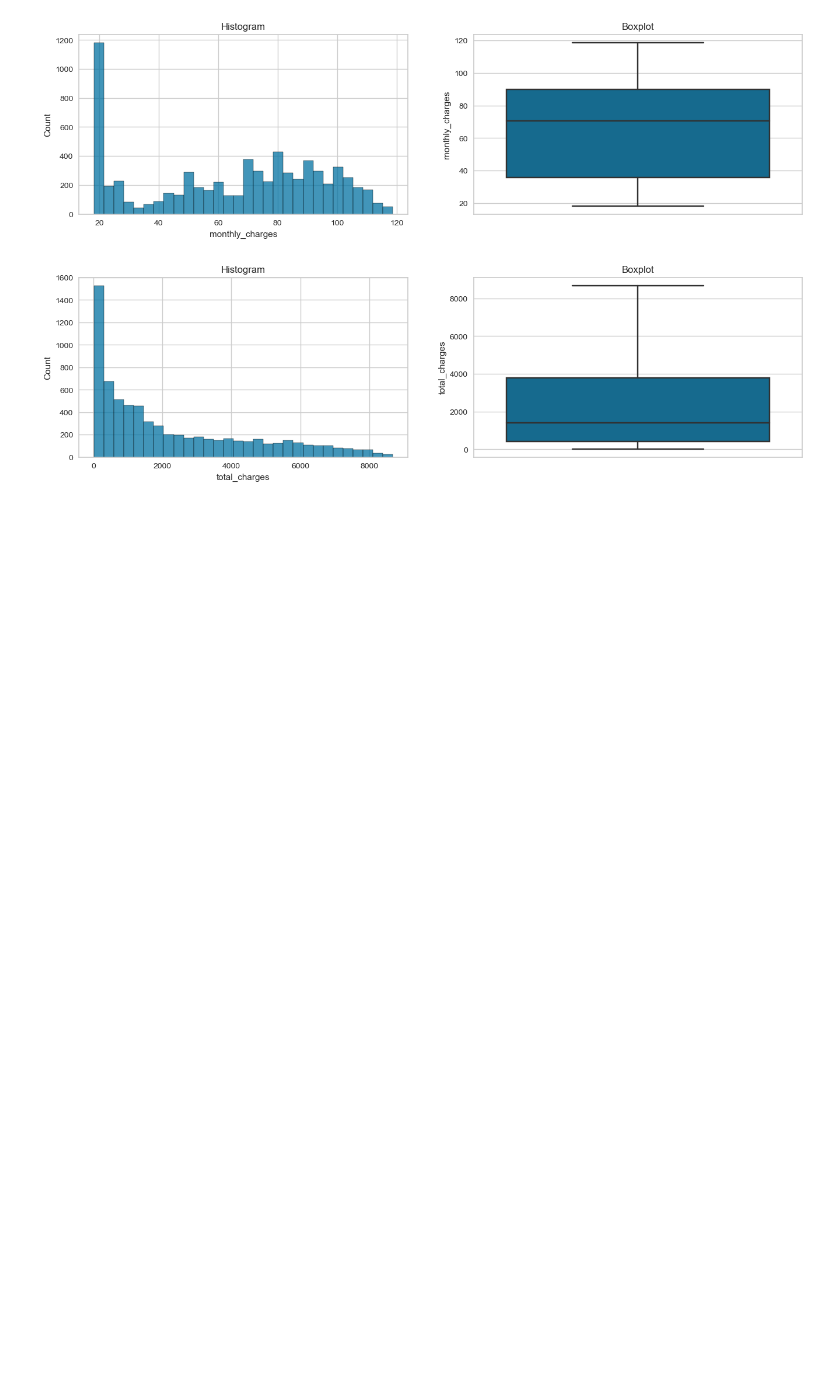
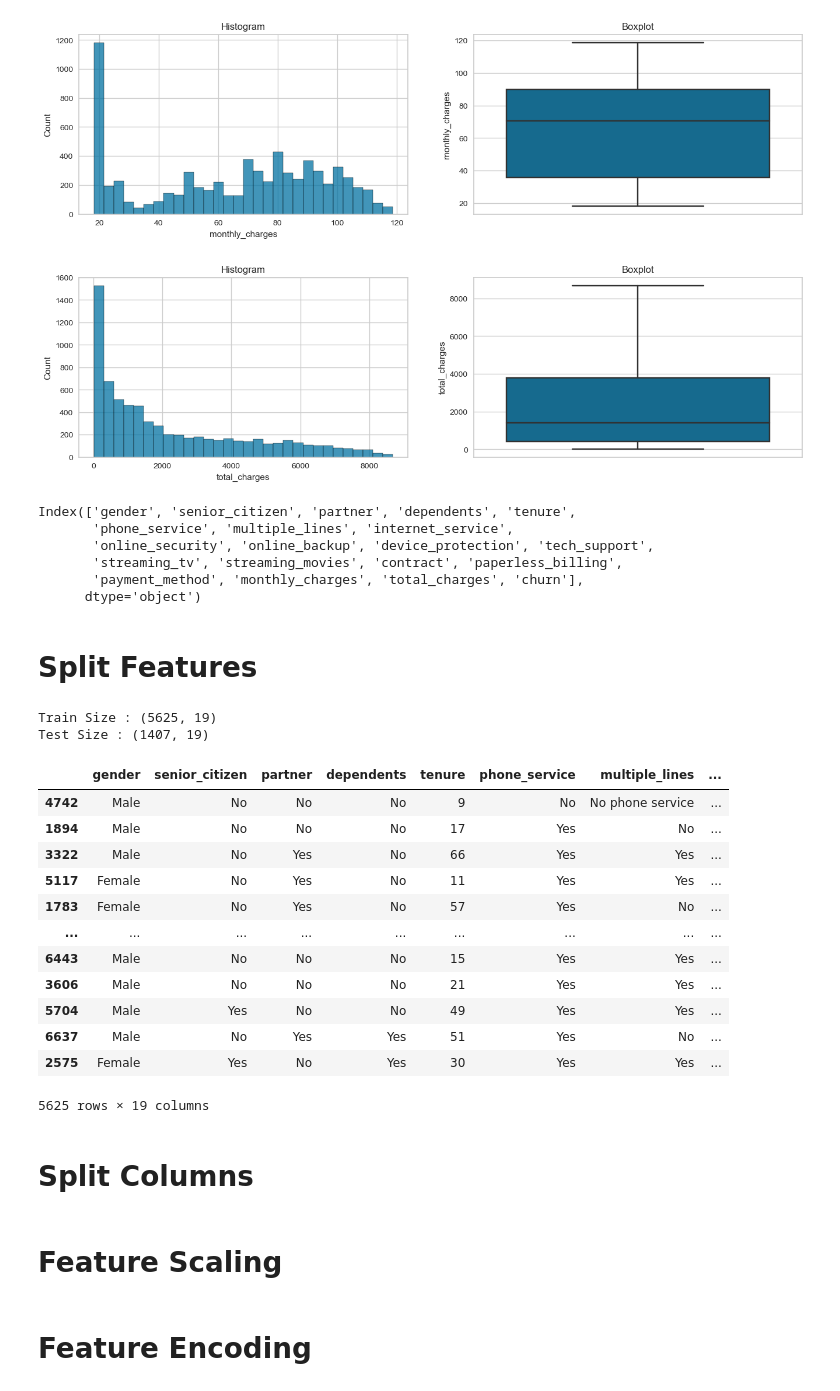
Before and after one commit to FTDS-assignment-bay/p2-final-project-ftds-001-sby-group-001, a Jupyter notebook: data_scientist.ipynb, the cells around one changed output. Saved outputs shown, nothing was run; the diff lists cells and outputs as text; code cells hidden in the pictures; blank space fills up the shorter version.

```diff
--- a/data_scientist.ipynb
+++ b/data_scientist.ipynb
@@ -108,3 +113,12 @@ for nCol in numCol:
 [figure]
 [figure]
 [figure]
+# %%
+df.columns
+# %% [output]
+Index(['gender', 'senior_citizen', 'partner', 'dependents', 'tenure',
+       'phone_service', 'multiple_lines', 'internet_service',
+       'online_security', 'online_backup', 'device_protection', 'tech_support',
+       'streaming_tv', 'streaming_movies', 'contract', 'paperless_billing',
+       'payment_method', 'monthly_charges', 'total_charges', 'churn'],
+      dtype='object')
@@ -110,0 +131,31 @@ for nCol in numCol:
+# %% [markdown]
+# Split Features
+# %%
+X = df.drop('churn', axis =  1)
+y = df['churn']
+# %%
+X_train, X_test, y_train, y_test = train_test_split(X,y, test_size=0.2, random_state=2)
+
+print('Train Size :',X_train.shape)
+
+print('Test Size :',X_test.shape)
+
+X_train
+# %% [output]
+Train Size : (5625, 19)
+Test Size : (1407, 19)
+|  | gender | senior_citizen | partner | dependents | tenure | phone_service | multiple_lines | ... |
+| 4742 | Male | No | No | No | 9 | No | No phone service | ... |
+| 1894 | Male | No | No | No | 17 | Yes | No | ... |
+| 3322 | Male | No | Yes | No | 66 | Yes | Yes | ... |
+| 5117 | Female | No | Yes | No | 11 | Yes | Yes | ... |
+| 1783 | Female | No | Yes | No | 57 | Yes | No | ... |
+| ... | ... | ... | ... | ... | ... | ... | ... | ... |
+| 6443 | Male | No | No | No | 15 | Yes | Yes | ... |
+| 3606 | Male | No | No | No | 21 | Yes | Yes | ... |
+| 5704 | Male | Yes | No | No | 49 | Yes | Yes | ... |
+| 6637 | Male | No | Yes | Yes | 51 | Yes | No | ... |
+| 2575 | Female | Yes | No | Yes | 30 | Yes | Yes | ... |
+5625 rows × 19 columns
+# %% [markdown]
+# Split Columns
@@ -110,0 +168,2 @@ for nCol in numCol:
+# %% [markdown]
+# Feature Scaling
@@ -110,0 +174,2 @@ for nCol in numCol:
+# %% [markdown]
+# Feature Encoding
```
Also changed, not shown: parts of 32 cells of this notebook.
